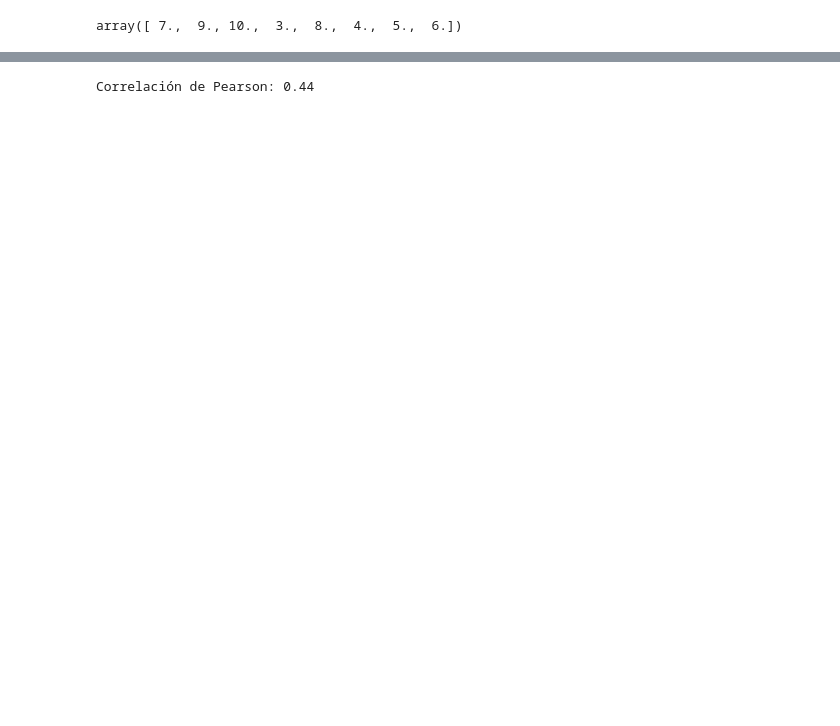
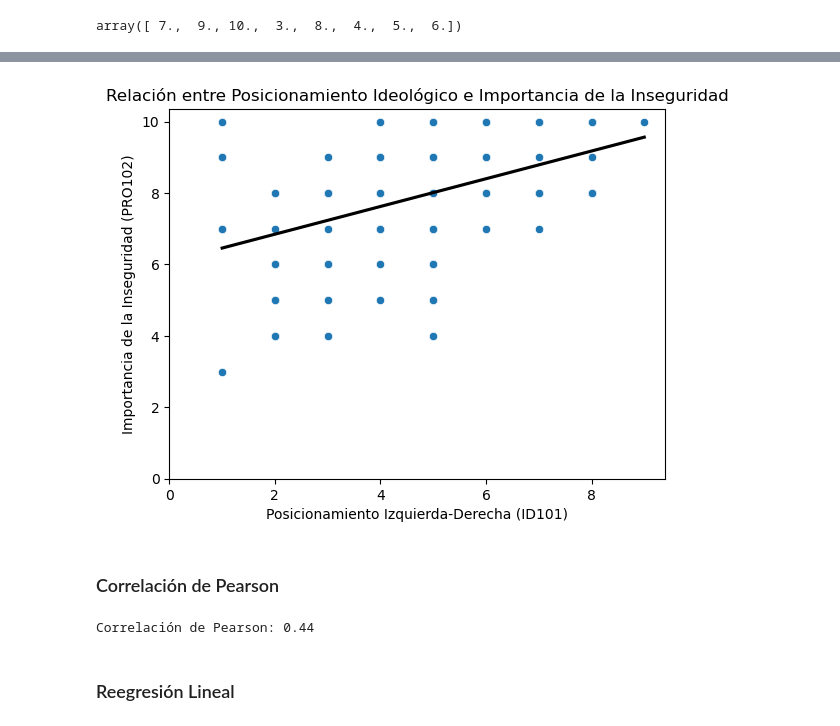
Before and after one commit to palulloa/metodo, a Jupyter notebook: Regresionlineal.ipynb, the cells around one changed output, grey strips where cells are left out. Saved outputs shown, nothing was run; the diff lists cells and outputs as text; code cells hidden in the pictures; blank space fills up the shorter version.

```diff
--- a/Regresionlineal.ipynb
+++ b/Regresionlineal.ipynb
@@ -59 +94,15 @@ array([ 7.,  9., 10.,  3.,  8.,  4.,  5.,  6.])
+# %%
+# Scatterplot con línea de regresión
+sns.scatterplot(x="ID101", y="PRO102", data=df_hip1)
+sns.regplot(x="ID101", y="PRO102", data=df_hip1, ci=None, scatter=False, line_kws={'color': 'black'}) #insertar recta de regresión
+plt.xlabel("Posicionamiento Izquierda-Derecha (ID101)")
+plt.ylabel("Importancia de la Inseguridad (PRO102)")
+plt.title("Relación entre Posicionamiento Ideológico e Importancia de la Inseguridad")
+plt.xlim(0, None) #Empezar ejes en 0
+plt.ylim(0, None)
+plt.show()
+# %% [output]
+[figure, added]
+# %% [markdown]
+### Correlación de Pearson
 # %%
@@ -63,6 +111,8 @@ corr = df["ID101"].corr(df["PRO102"])
 print(f'Correlación de Pearson: {corr:.2f}')
 # %% [output]
 Correlación de Pearson: 0.44
+# %% [markdown]
+### Reegresión Lineal
 # %%
 #Regresión Lineal Posicionamiento Político - Importancia de la Inseguridad como problema
 # Paso 3: Ajustar el modelo de regresión lineal
```
Also changed, not shown: parts of 18 cells of this notebook.
